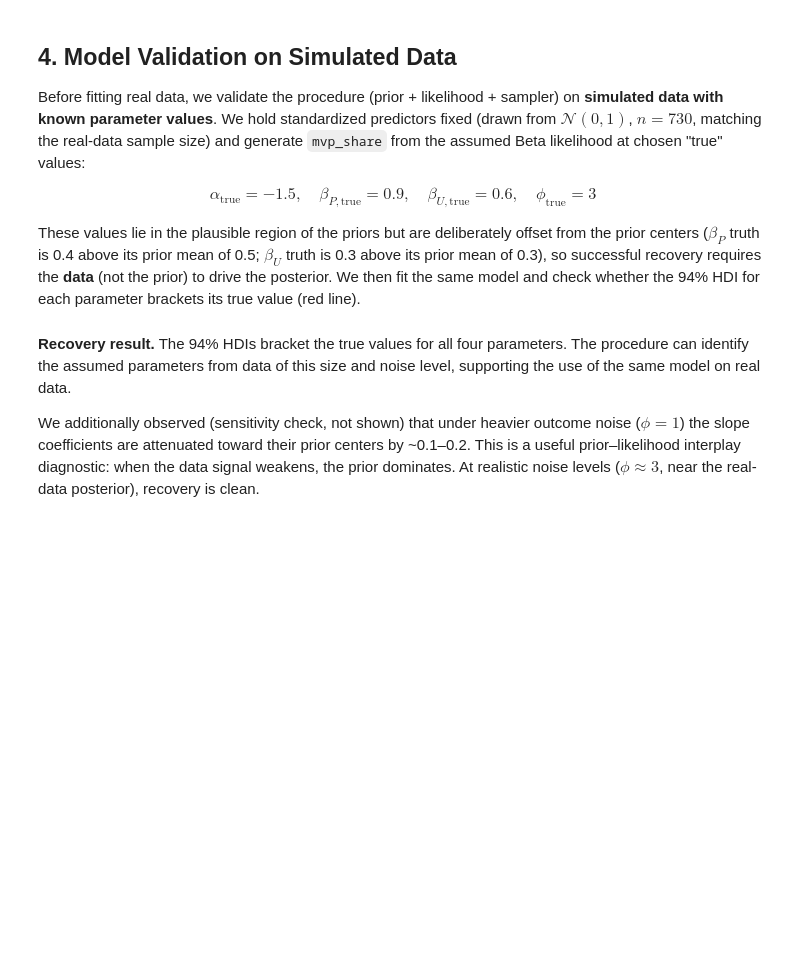
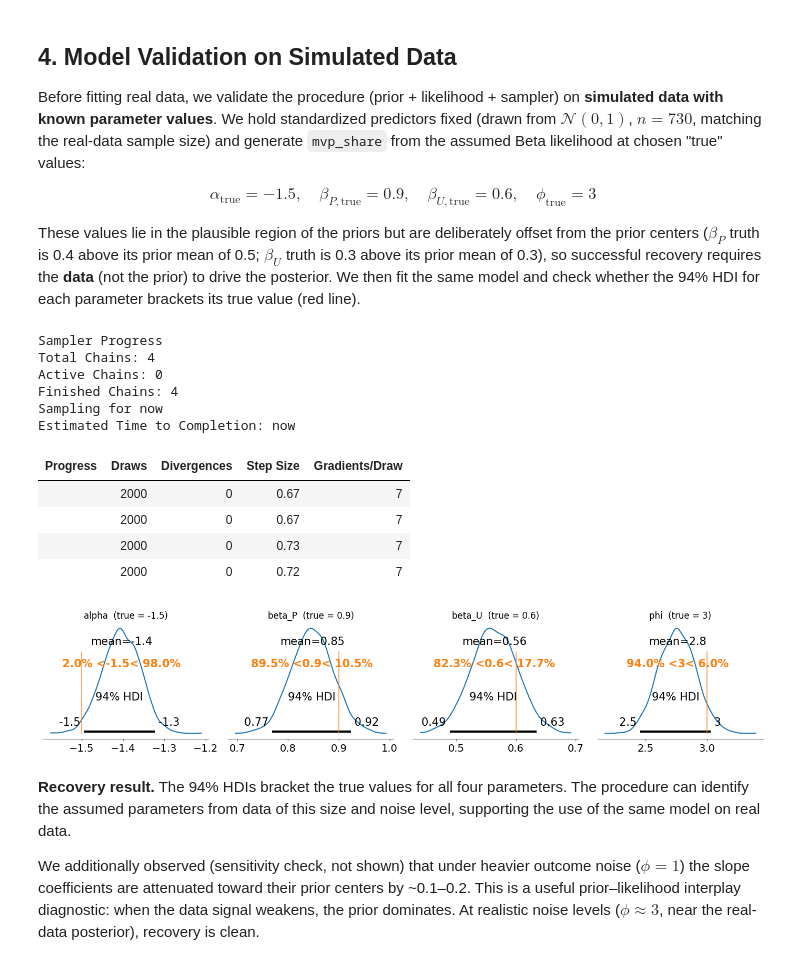
Before and after one commit to tsong28/nba-mvp-analysis, a Jupyter notebook: submission.ipynb, the cells around one changed output. Saved outputs shown, nothing was run; the diff lists cells and outputs as text; code cells hidden in the pictures; blank space fills up the shorter version.

```diff
--- a/submission.ipynb
+++ b/submission.ipynb
@@ -114,36 +112,47 @@ These values lie in the plausible region of the priors but are deliberately offs
 # %%
 # Define fixed parameter values
 alpha_true, betaP_true, betaU_true, phi_true = -1.5, 0.9, 0.6, 3
 
 # Simulate data using fixed values (predictors carried over from prior predictive cell)
 eta_sim = alpha_true + betaP_true * per_z_synth + betaU_true * usg_z_synth
 mu_sim = 1 / (1 + np.exp(-eta_sim))
 y_sim = np.clip(
     rng.beta(mu_sim * phi_true, (1 - mu_sim) * phi_true),
     1e-6, 1 - 1e-6,
 )
 
 # Fit the same model on simulated data
 with pm.Model() as sim_model:
-    alpha  = pm.Normal("alpha",  -2,   1)
-    beta_P = pm.Normal("beta_P",  0.5, 1)
-    beta_U = pm.Normal("beta_U",  0.3, 1)
+    alpha  = pm.Normal("alpha", -2, 1)
+    beta_P = pm.Normal("beta_P", 0.5, 1)
+    beta_U = pm.Normal("beta_U", 0.3, 1)
     phi    = pm.Exponential("phi", 0.1)
     eta = alpha + beta_P * per_z_synth + beta_U * usg_z_synth
     mu = pm.math.sigmoid(eta)
     pm.Beta("y", alpha=mu * phi, beta=(1 - mu) * phi, observed=y_sim)
-    idata_sim = pm.sample(1000, tune=1000, target_accept=0.9, chains=4,
-                          random_seed=42, nuts_sampler="nutpie")
+    idata_sim = pm.sample(1000, tune=1000, target_accept=0.9, chains=4, random_seed=42, nuts_sampler="nutpie")
 
 # Compare posterior to true values
-true_vals = {"alpha": alpha_true, "beta_P": betaP_true,
-             "beta_U": betaU_true, "phi": phi_true}
+true_vals = {"alpha": alpha_true, "beta_P": betaP_true, "beta_U": betaU_true, "phi": phi_true}
 fig, axes = plt.subplots(1, 4, figsize=(14, 3))
 for ax, (name, true_val) in zip(axes, true_vals.items()):
     az.plot_posterior(idata_sim, var_names=name, ax=ax, ref_val=true_val)
     ax.set_title(f"{name}  (true = {true_val})")
 plt.tight_layout()
 plt.show()
+# %% [output]
+Sampler Progress
+Total Chains: 4
+Active Chains: 0
+Finished Chains: 4
+Sampling for now
+Estimated Time to Completion: now
+| Progress | Draws | Divergences | Step Size | Gradients/Draw |
+|  | 2000 | 0 | 0.67 | 7 |
+|  | 2000 | 0 | 0.67 | 7 |
+|  | 2000 | 0 | 0.73 | 7 |
+|  | 2000 | 0 | 0.72 | 7 |
+[figure, added]
 # %% [markdown]
 **Recovery result.** The 94% HDIs bracket the true values for all four parameters. The procedure can identify the assumed parameters from data of this size and noise level, supporting the use of the same model on real data.
 
```
Also changed, not shown: parts of 7 cells of this notebook.
